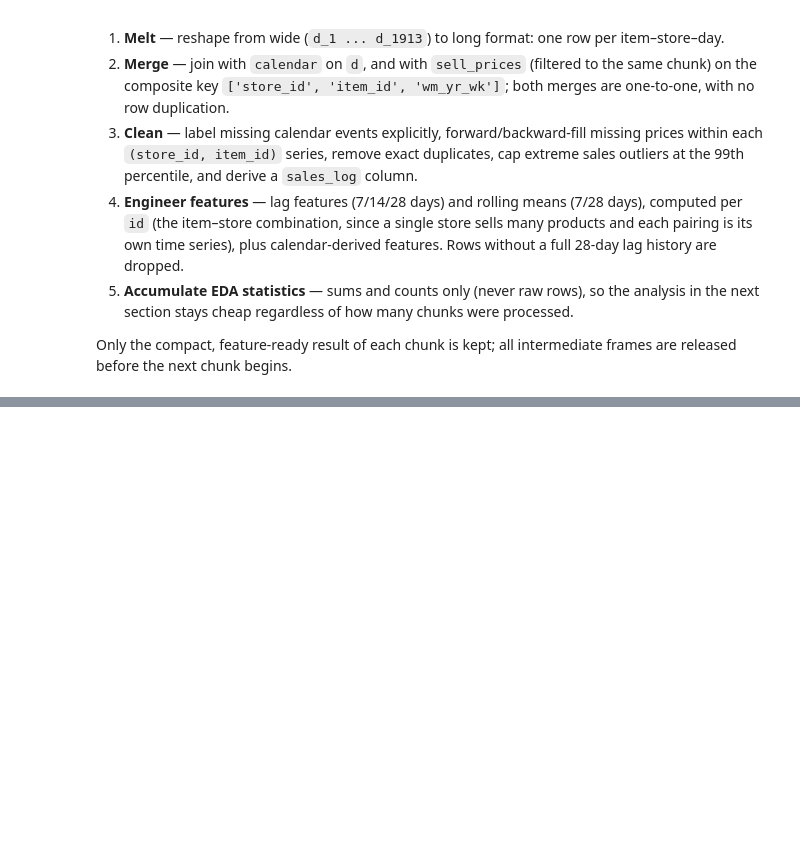
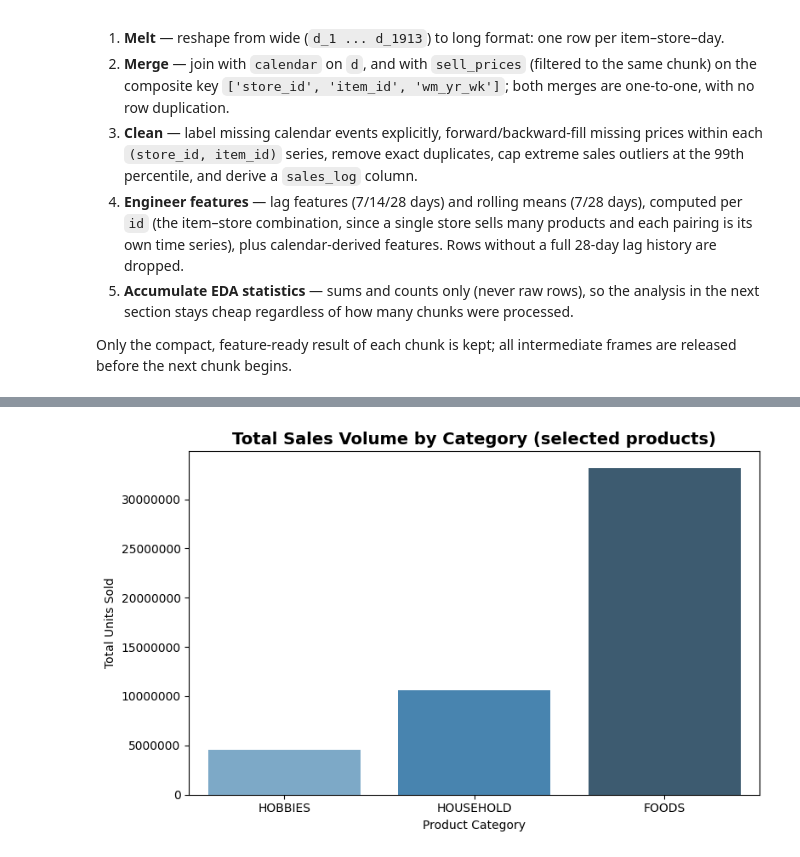
Before and after one commit to AmrKhaled545/Retail-Demand-Forecasting-Project, a Jupyter notebook: Retail_Demand_Forecasting.ipynb, the cells around one changed output, grey strips where cells are left out. Drawn from its saved outputs; the diff is of its cells as text; code cells hidden in the pictures; blank space fills up the shorter version.

```diff
--- a/Retail_Demand_Forecasting.ipynb
+++ b/Retail_Demand_Forecasting.ipynb
@@ -468,0 +523,11 @@ price_bucket_sales = (
+# %%
+plt.figure(figsize=(8, 5))
+sns.barplot(data=sales_by_cat, x='cat_id', y='sales', palette='Blues_d')
+plt.title('Total Sales Volume by Category (selected products)', fontsize=14, fontweight='bold')
+plt.xlabel('Product Category')
+plt.ylabel('Total Units Sold')
+plt.ticklabel_format(style='plain', axis='y')
+plt.tight_layout()
+plt.show()
+# %% [output]
+[figure, added]
```
Also changed, not shown: parts of 9 cells of this notebook.
